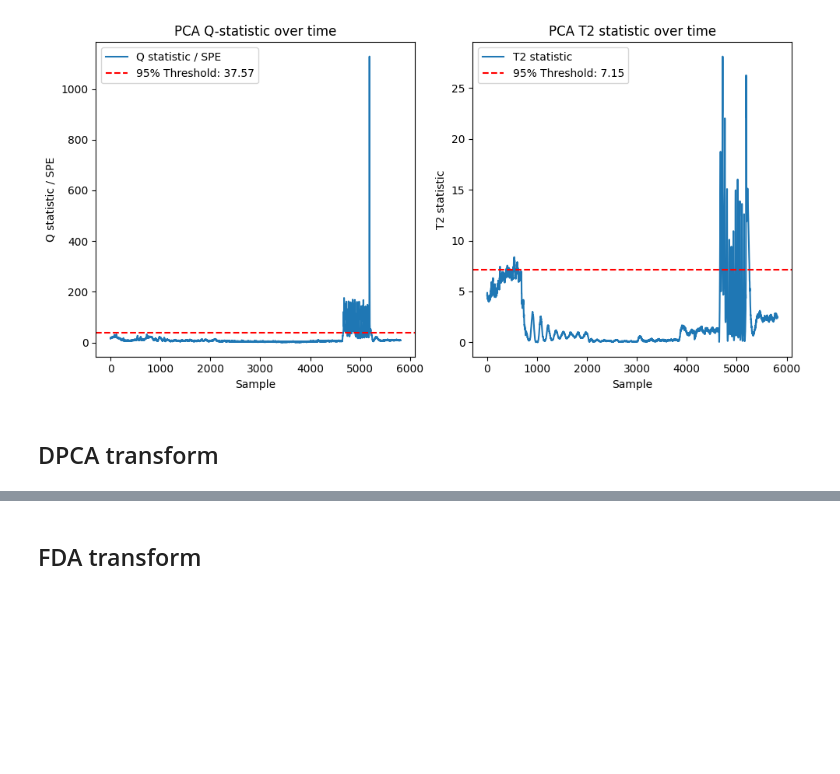
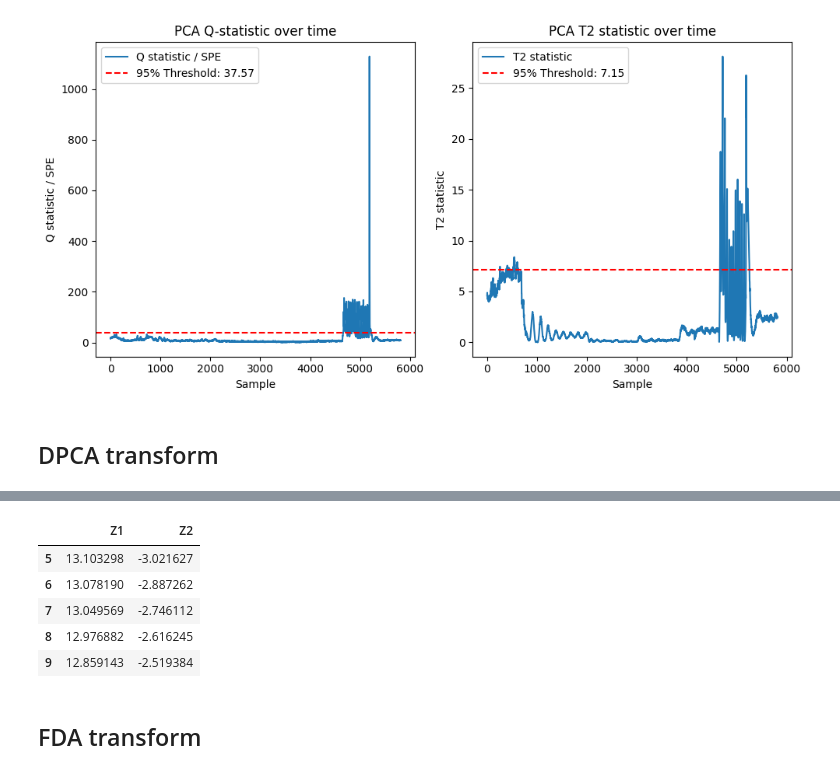
Before and after one commit to PeterAndersen-sdu/Fault-detection-project, a Jupyter notebook: main.ipynb, the cells around one changed output, grey strips where cells are left out. Drawn from its saved outputs; the diff is of its cells as text; code cells hidden in the pictures; blank space fills up the shorter version.

```diff
--- a/main.ipynb
+++ b/main.ipynb
@@ -113,2 +176,11 @@ plt.show()
+# %%
+Z_dpca.head()
+# %% [output]
+|  | Z1 | Z2 |
+| 5 | 13.103298 | -3.021627 |
+| 6 | 13.078190 | -2.887262 |
+| 7 | 13.049569 | -2.746112 |
+| 8 | 12.976882 | -2.616245 |
+| 9 | 12.859143 | -2.519384 |
 # %% [markdown]
 ## FDA transform
```
Also changed, not shown: parts of 8 cells of this notebook, 1 other file.
